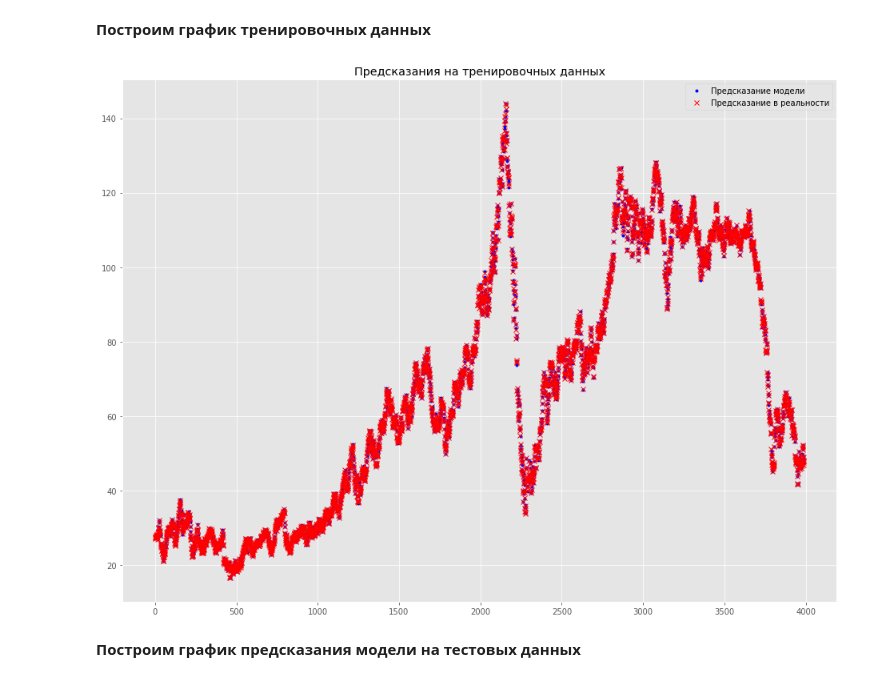
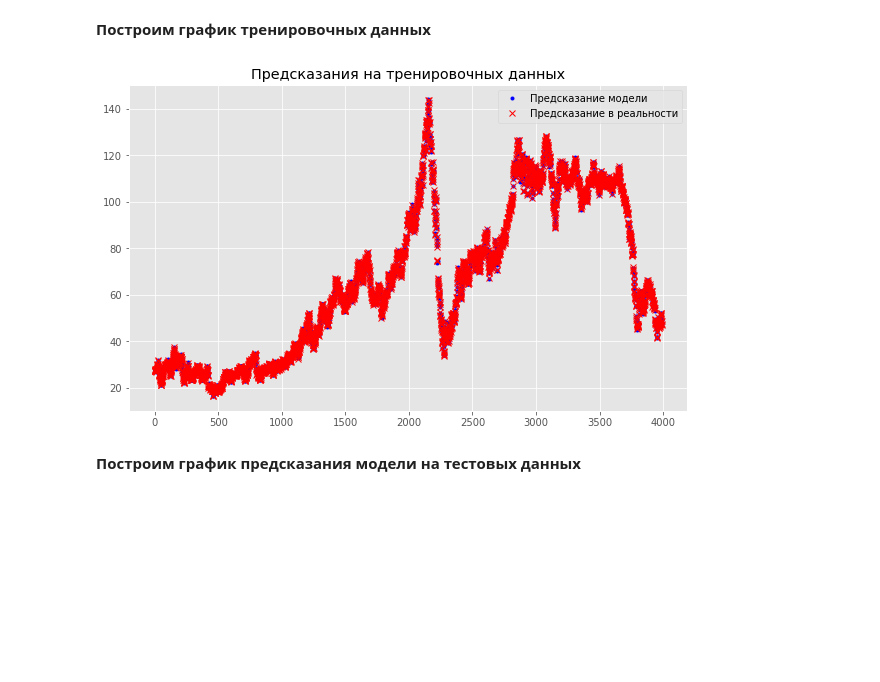
Before and after one commit to yustinaivanova/netology_statistics_february_20, a Jupyter notebook: lecture_4.ipynb, the cells around one changed output. Drawn from its saved outputs; the diff is of its cells as text; code cells hidden in the pictures; blank space fills up the shorter version.

```diff
--- a/lecture_4.ipynb
+++ b/lecture_4.ipynb
@@ -1068,7 +1084,7 @@ plt.show()
 # %% [markdown]
 **Нормализуем данные**
 # %%
-sc = MinMaxScaler(feature_range = (0, 1))
+sc = preprocessing.MinMaxScaler(feature_range = (0, 1))
 df = sc.fit_transform(df)
 # %% [markdown]
 **Делим датасет на тренировочный и на тестовый**
@@ -1144,13 +1160,14 @@ print('Средняя квадратичная ошибка на тестовы
 # %% [markdown]
 **Построим график тренировочных данных**
 # %%
+plt.figure(figsize=(10,6))
 plt.title('Предсказания на тренировочных данных')
 plt.plot(train_predict, 'b.')
 plt.plot(Y_train, 'rx')
 plt.legend(['Предсказание модели', 'Предсказание в реальности'])
 plt.show()
 # %% [output]
-[figure, old version]
+[figure, new version]
 # %% [markdown]
 **Построим график предсказания модели на тестовых данных**
 # %%
```
Also changed, not shown: parts of 32 cells of this notebook, 2 other files.
